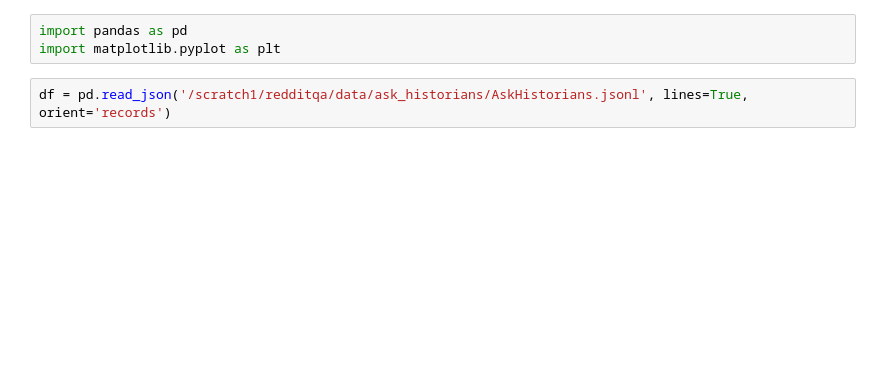
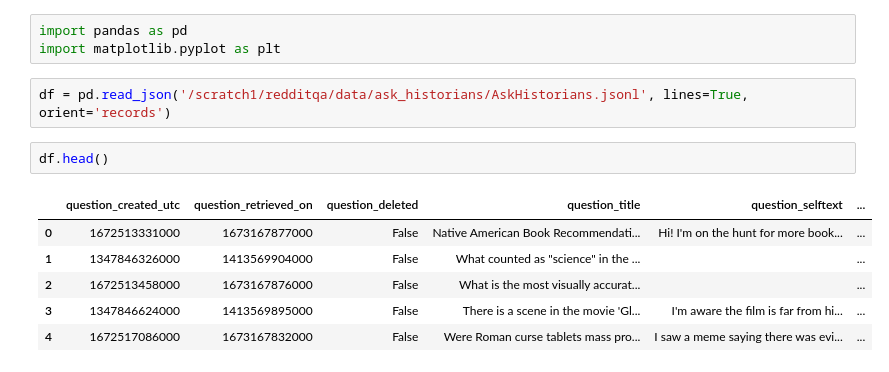
Before and after one commit to aiintelligentsystems/askhistorians-knowledge-filling, a Jupyter notebook: notebooks/eda_askhistorians.ipynb, the cells around one changed output. Drawn from its saved outputs; the diff is of its cells as text; blank space fills up the shorter version.

```diff
--- a/notebooks/eda_askhistorians.ipynb
+++ b/notebooks/eda_askhistorians.ipynb
@@ -3,5 +3,14 @@ import pandas as pd
 import matplotlib.pyplot as plt
 # %%
 df = pd.read_json('/scratch1/redditqa/data/ask_historians/AskHistorians.jsonl', lines=True, orient='records')
+# %%
+df.head()
+# %% [output]
+|  | question_created_utc | question_retrieved_on | question_deleted | question_title | question_selftext | ... |
+| 0 | 1672513331000 | 1673167877000 | False | Native American Book Recommendati... | Hi! I'm on the hunt for more book... | ... |
+| 1 | 1347846326000 | 1413569904000 | False | What counted as "science" in the ... |  | ... |
+| 2 | 1672513458000 | 1673167876000 | False | What is the most visually accurat... |  | ... |
+| 3 | 1347846624000 | 1413569895000 | False | There is a scene in the movie 'Gl... | I'm aware the film is far from hi... | ... |
+| 4 | 1672517086000 | 1673167832000 | False | Were Roman curse tablets mass pro... | I saw a meme saying there was evi... | ... |
 # %%
 figsize=(20, 2)
```
Also changed, not shown: parts of 3 cells of this notebook, 4 other files.
